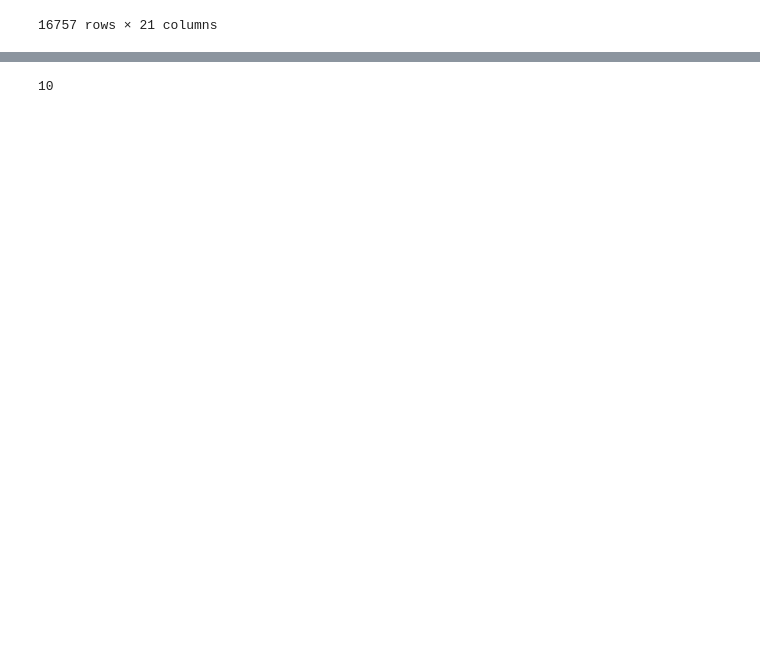
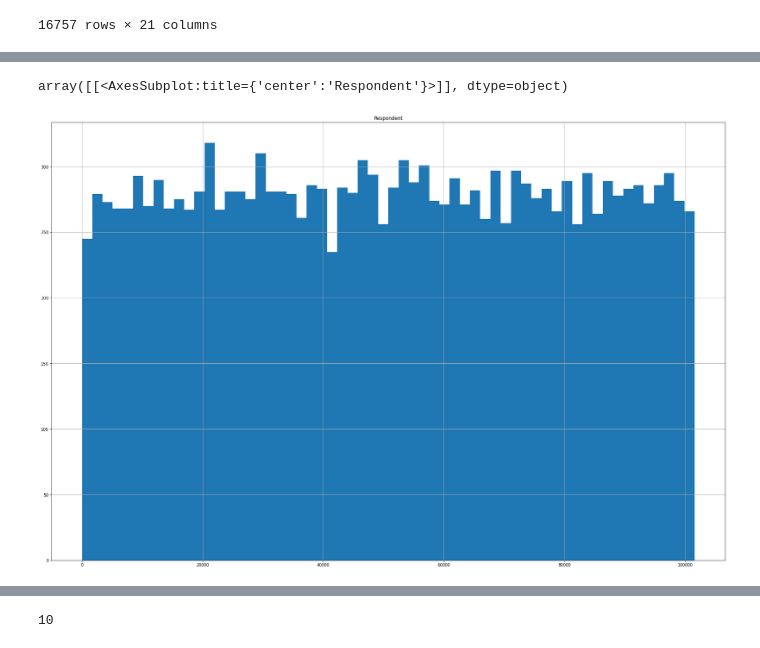
Before and after one commit to Mystic-Trooper/job_recomendation_KG, a Jupyter notebook: analysis.ipynb, the cells around one changed output, grey strips where cells are left out. Drawn from its saved outputs; the diff is of its cells as text; code cells hidden in the pictures; blank space fills up the shorter version.

```diff
--- a/analysis.ipynb
+++ b/analysis.ipynb
@@ -44,0 +87,3 @@ jd = pd.read_csv("Job Description Dataset/dice_com-job_us_sample.csv")
+# %%
+resume_subset= dataset[['Respondent','Country','Student','CompanySize','Dependents','DevType','Gender','JobSatisfaction','LastNewJob','Salary','LanguageWorkedWith','LanguageDesireNextYear','DatabaseWorkedWith','DatabaseDesireNextYear','PlatformWorkedWith','PlatformDesireNextYear','FrameworkWorkedWith','FrameworkDesireNextYear','OperatingSystem','HypotheticalTools1','Age']]
+resume_subset
@@ -44,0 +124,3 @@ jd = pd.read_csv("Job Description Dataset/dice_com-job_us_sample.csv")
+# %%
+Resume= resume_subset.dropna()
+Resume
@@ -44,0 +141,5 @@ jd = pd.read_csv("Job Description Dataset/dice_com-job_us_sample.csv")
+# %%
+Resume.hist(bins=60, figsize=(30,20))
+# %% [output]
+array([[<AxesSubplot:title={'center':'Respondent'}>]], dtype=object)
+[figure, added]
```
Also changed, not shown: parts of 24 cells of this notebook.
